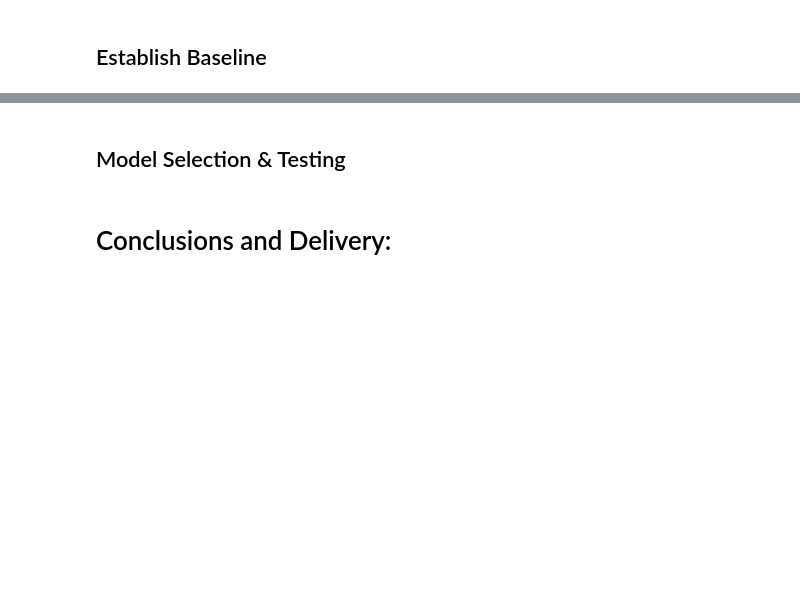
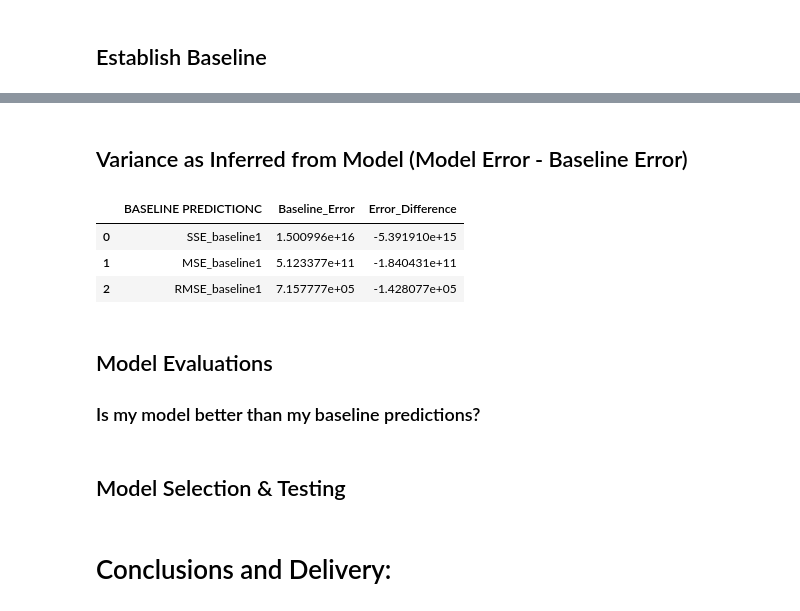
Before and after one commit to stephenkipkurui/regression-project, a Jupyter notebook: zillow_workspace.ipynb, the cells around one changed output, grey strips where cells are left out. Saved outputs shown, nothing was run; the diff lists cells and outputs as text; code cells hidden in the pictures; blank space fills up the shorter version.

```diff
--- a/zillow_workspace.ipynb
+++ b/zillow_workspace.ipynb
@@ -784,0 +975,8 @@ test_to_scale = test_to_scale.drop(columns = 'city')
+# %%
+# MSE Model
+MSE_model1 = mean_squared_error(zillow_main_feature.assessed_value, zillow_main_feature.yhat_predicted)
+
+# MSE Baseline
+MSE_baseline1 = mean_squared_error(zillow_main_feature.assessed_value, zillow_main_feature.yhat_baseline)
+
+print(f'\n\tMSE Baseline: {MSE_baseline1:,} \n\n\tMSE Model: {MSE_model1:,}\n')
@@ -784,0 +989,8 @@ test_to_scale = test_to_scale.drop(columns = 'city')
+# %%
+# RMSE Model
+RMSE_model1 = sqrt(mean_squared_error(zillow_main_feature.assessed_value, zillow_main_feature.yhat_predicted))
+
+# RMSE Baseline
+RMSE_baseline1 = sqrt(mean_squared_error(zillow_main_feature.assessed_value, zillow_main_feature.yhat_baseline))
+
+print(f'\n\tRMSE Baseline: {RMSE_baseline1:,} \n\n\tRMSE Model: {RMSE_model1:,}\n')
@@ -784,0 +1007,11 @@ test_to_scale = test_to_scale.drop(columns = 'city')
+# %%
+# Comprehensive with all the calculations
+
+baseline = pd.DataFrame(np.array(['SSE_baseline1', 'MSE_baseline1', 'RMSE_baseline1']), columns=['BASELINE PREDICTIONC'])
+modeled_prediction = pd.DataFrame(np.array(['SSE_model1', 'MSE_model1', 'RMSE_model1']), columns=['MODEL PREDICTIONS'])
+
+baseline['Baseline_Error'] = np.array([SSE_baseline1, MSE_baseline1, RMSE_baseline1])
+modeled_prediction['Model_Error'] = np.array([SSE_model1, MSE_model1, RMSE_model1])
+
+
+print(f'{baseline}\n\n {modeled_prediction}')
@@ -785,3 +1028,18 @@ test_to_scale = test_to_scale.drop(columns = 'city')
+# %% [markdown]
+## Variance as Inferred from Model (Model Error - Baseline Error)
+# %%
+baseline['Error_Difference'] = (modeled_prediction.Model_Error - baseline.Baseline_Error)
+
+baseline
+# %% [output]
+|  | BASELINE PREDICTIONC | Baseline_Error | Error_Difference |
+| 0 | SSE_baseline1 | 1.500996e+16 | -5.391910e+15 |
+| 1 | MSE_baseline1 | 5.123377e+11 | -1.840431e+11 |
+| 2 | RMSE_baseline1 | 7.157777e+05 | -1.428077e+05 |
+# %% [markdown]
+## Model Evaluations
+
+### Is my model better than my baseline predictions?
 # %% [markdown]
 ## Model Selection & Testing
 # %% [markdown]
```
Also changed, not shown: parts of 49 cells of this notebook.
